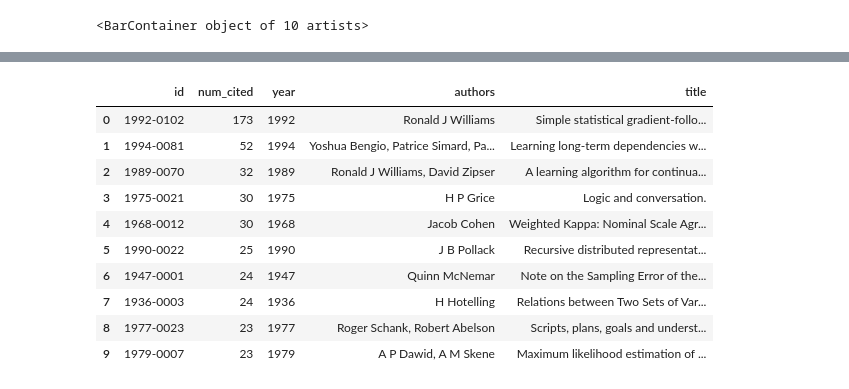
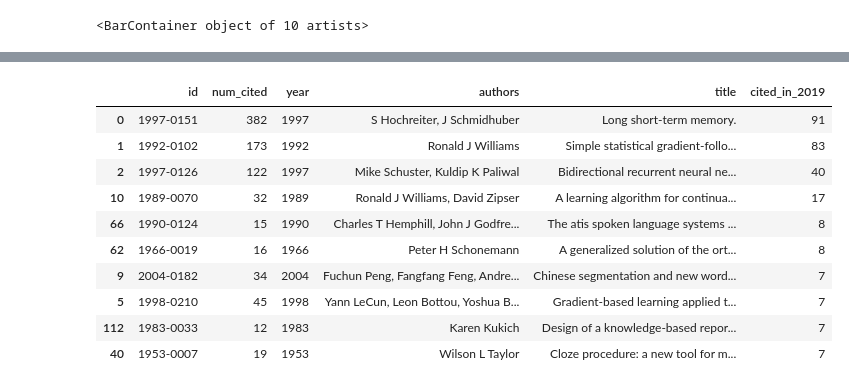
Before and after one commit to coastalcph/acl-citations, a Jupyter notebook: anthology_analysis_full.ipynb, the cells around one changed output, grey strips where cells are left out. Drawn from its saved outputs; the diff is of its cells as text; code cells hidden in the pictures.

```diff
--- a/anthology_analysis_full.ipynb
+++ b/anthology_analysis_full.ipynb
@@ -821,16 +870,19 @@ plt.bar(list(range(10)), [sum(citedist[y]) for y in range(2010, 2020)])
 # %%
 # What are these papers that are cited in 2019, but not yet in 2010?
-data_x = [row for row in data_early if row["cited_in"][2019] and not row["cited_in"][2010]]
-pd.DataFrame(data_x, columns=["id", "num_cited", "year", "authors", "title"])[:10]
+data_x = [row for row in data if not row["cited_in"][2010] and int(row["year"]) <= (2019-15)]
+for row in data_x:
+    row["cited_in_2019"] = row["cited_in"][2019]
+dfx = pd.DataFrame(data_x, columns=["id", "num_cited", "year", "authors", "title", "cited_in_2019"])
+dfx.sort_values(by=["cited_in_2019"], ascending=False)[:10]
 # %% [output]
-|  | id | num_cited | year | authors | title |
-| 0 | 1992-0102 | 173 | 1992 | Ronald J Williams | Simple statistical gradient-follo... |
-| 1 | 1994-0081 | 52 | 1994 | Yoshua Bengio, Patrice Simard, Pa... | Learning long-term dependencies w... |
-| 2 | 1989-0070 | 32 | 1989 | Ronald J Williams, David Zipser | A learning algorithm for continua... |
-| 3 | 1975-0021 | 30 | 1975 | H P Grice | Logic and conversation. |
-| 4 | 1968-0012 | 30 | 1968 | Jacob Cohen | Weighted Kappa: Nominal Scale Agr... |
-| 5 | 1990-0022 | 25 | 1990 | J B Pollack | Recursive distributed representat... |
-| 6 | 1947-0001 | 24 | 1947 | Quinn McNemar | Note on the Sampling Error of the... |
-| 7 | 1936-0003 | 24 | 1936 | H Hotelling | Relations between Two Sets of Var... |
-| 8 | 1977-0023 | 23 | 1977 | Roger Schank, Robert Abelson | Scripts, plans, goals and underst... |
-| 9 | 1979-0007 | 23 | 1979 | A P Dawid, A M Skene | Maximum likelihood estimation of ... |
+|  | id | num_cited | year | authors | title | cited_in_2019 |
+| 0 | 1997-0151 | 382 | 1997 | S Hochreiter, J Schmidhuber | Long short-term memory. | 91 |
+| 1 | 1992-0102 | 173 | 1992 | Ronald J Williams | Simple statistical gradient-follo... | 83 |
+| 2 | 1997-0126 | 122 | 1997 | Mike Schuster, Kuldip K Paliwal | Bidirectional recurrent neural ne... | 40 |
+| 10 | 1989-0070 | 32 | 1989 | Ronald J Williams, David Zipser | A learning algorithm for continua... | 17 |
+| 66 | 1990-0124 | 15 | 1990 | Charles T Hemphill, John J Godfre... | The atis spoken language systems ... | 8 |
+| 62 | 1966-0019 | 16 | 1966 | Peter H Schonemann | A generalized solution of the ort... | 8 |
+| 9 | 2004-0182 | 34 | 2004 | Fuchun Peng, Fangfang Feng, Andre... | Chinese segmentation and new word... | 7 |
+| 5 | 1998-0210 | 45 | 1998 | Yann LeCun, Leon Bottou, Yoshua B... | Gradient-based learning applied t... | 7 |
+| 112 | 1983-0033 | 12 | 1983 | Karen Kukich | Design of a knowledge-based repor... | 7 |
+| 40 | 1953-0007 | 19 | 1953 | Wilson L Taylor | Cloze procedure: a new tool for m... | 7 |
```
Also changed, not shown: parts of 8 cells of this notebook.
